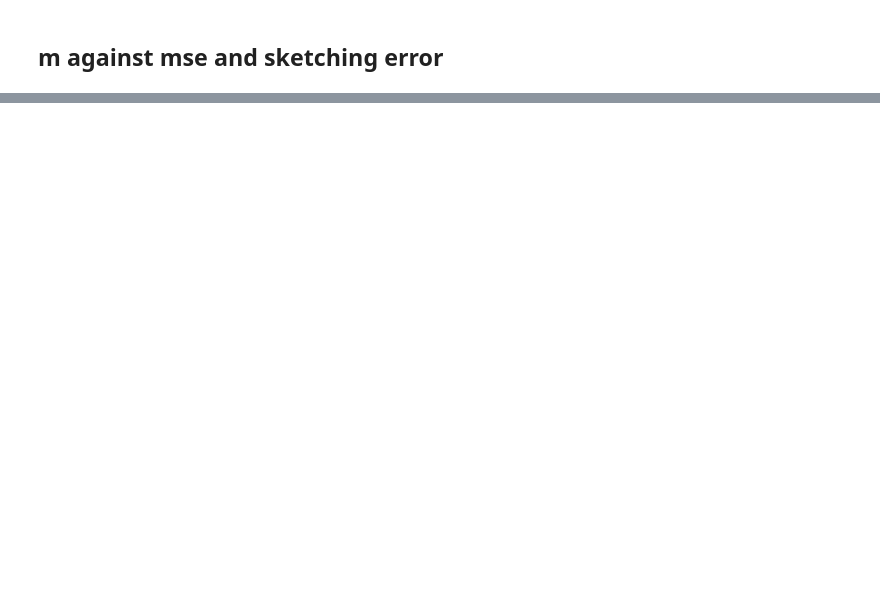
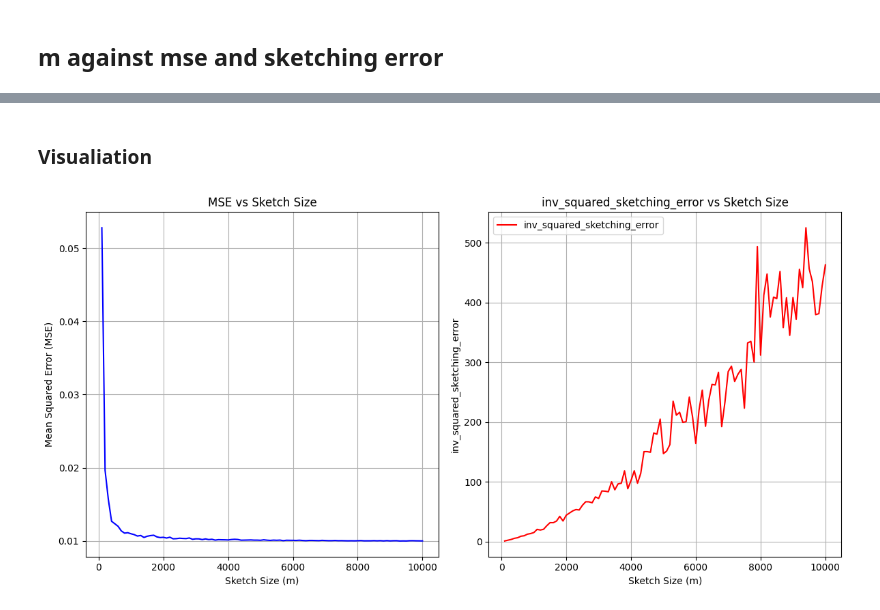
Before and after one commit to LakBoonJun1/DSA4288, a Jupyter notebook: Notebook/OLS.ipynb, the cells around one changed output, grey strips where cells are left out. Cells and saved outputs as stored; diff of their text form; code cells hidden in the pictures; blank space fills up the shorter version.

```diff
--- a/Notebook/OLS.ipynb
+++ b/Notebook/OLS.ipynb
@@ -339,0 +322,11 @@ df_results = pd.DataFrame(results)
+# %%
+results = []
+for m in m_values:
+    # Compute estimated x
+    x_estimated ,min_svd, max_svd  = fast_least_squares_sgd(X, y, non_zero_entries,m)
+    mse = np.mean((X @ x_estimated - y) ** 2)
+    # Store results for plotting
+    results.append({"m": m, "MSE": mse, "Sparsity": non_zero_entries, "Min_SVD": min_svd,"Max_SVD": max_svd})
+
+# Combine all results
+df_results = pd.DataFrame(results)
@@ -339,0 +353,5 @@ df_results = pd.DataFrame(results)
+# %%
+#Original svd of data matrix
+min_svd_A, max_svd_A = compute_min_max_svd(X)
+print(f"min svd of A is {min_svd_A}")
+print(f"max svd of A is {max_svd_A}")
@@ -339,0 +363,6 @@ df_results = pd.DataFrame(results)
+# %%
+df_results["min_svd_error"] = abs(1- (df_results["Min_SVD"]/min_svd_A))
+df_results["max_svd_error"] = abs(1- (df_results["Max_SVD"]/max_svd_A))
+df_results['sketching_error'] = df_results[["min_svd_error", "max_svd_error"]].max(axis=1)
+df_results["inv_squared_sketching_error"] = 1 / (df_results["sketching_error"] ** 2)
+df_results
@@ -339,0 +383,26 @@ df_results = pd.DataFrame(results)
+# %% [markdown]
+### Visualiation
+# %%
+# Plot MSE vs m
+plt.figure(figsize=(12, 6))
+
+plt.subplot(1, 2, 1)
+plt.plot(df_results["m"], df_results["MSE"], label="MSE", color='blue')
+plt.xlabel("Sketch Size (m)")
+plt.ylabel("Mean Squared Error (MSE)")
+plt.title("MSE vs Sketch Size")
+plt.grid(True)
+
+# Plot Min_SVD_Error and Max_SVD_Error vs m
+plt.subplot(1, 2, 2)
+plt.plot(df_results["m"], df_results["inv_squared_sketching_error"], label="inv_squared_sketching_error", color='red')
+plt.xlabel("Sketch Size (m)")
+plt.ylabel("inv_squared_sketching_error")
+plt.title("inv_squared_sketching_error vs Sketch Size")
+plt.grid(True)
+plt.legend()
+
+plt.tight_layout()
+plt.show()
+# %% [output]
+[figure, added]
```
Also changed, not shown: parts of 146 cells of this notebook, 4 other files.
